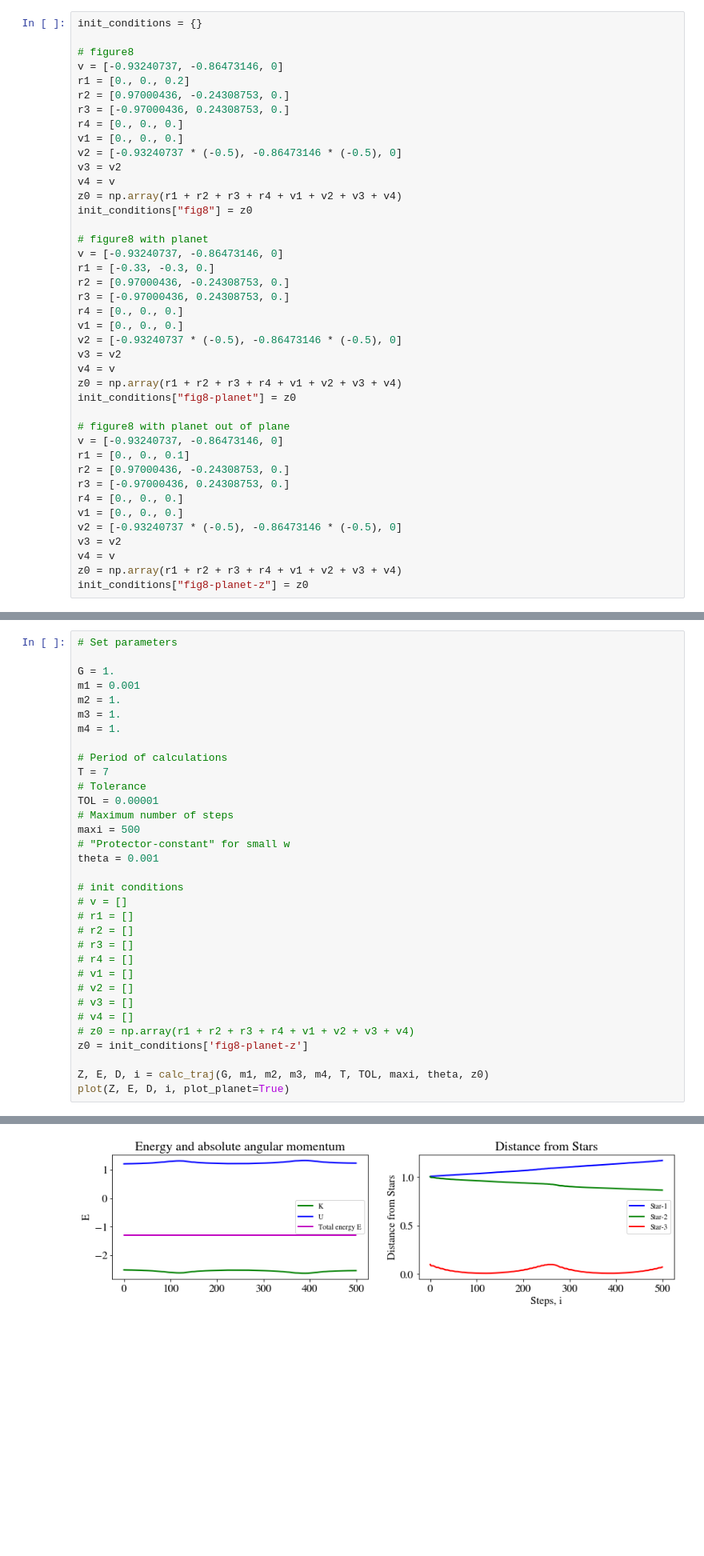
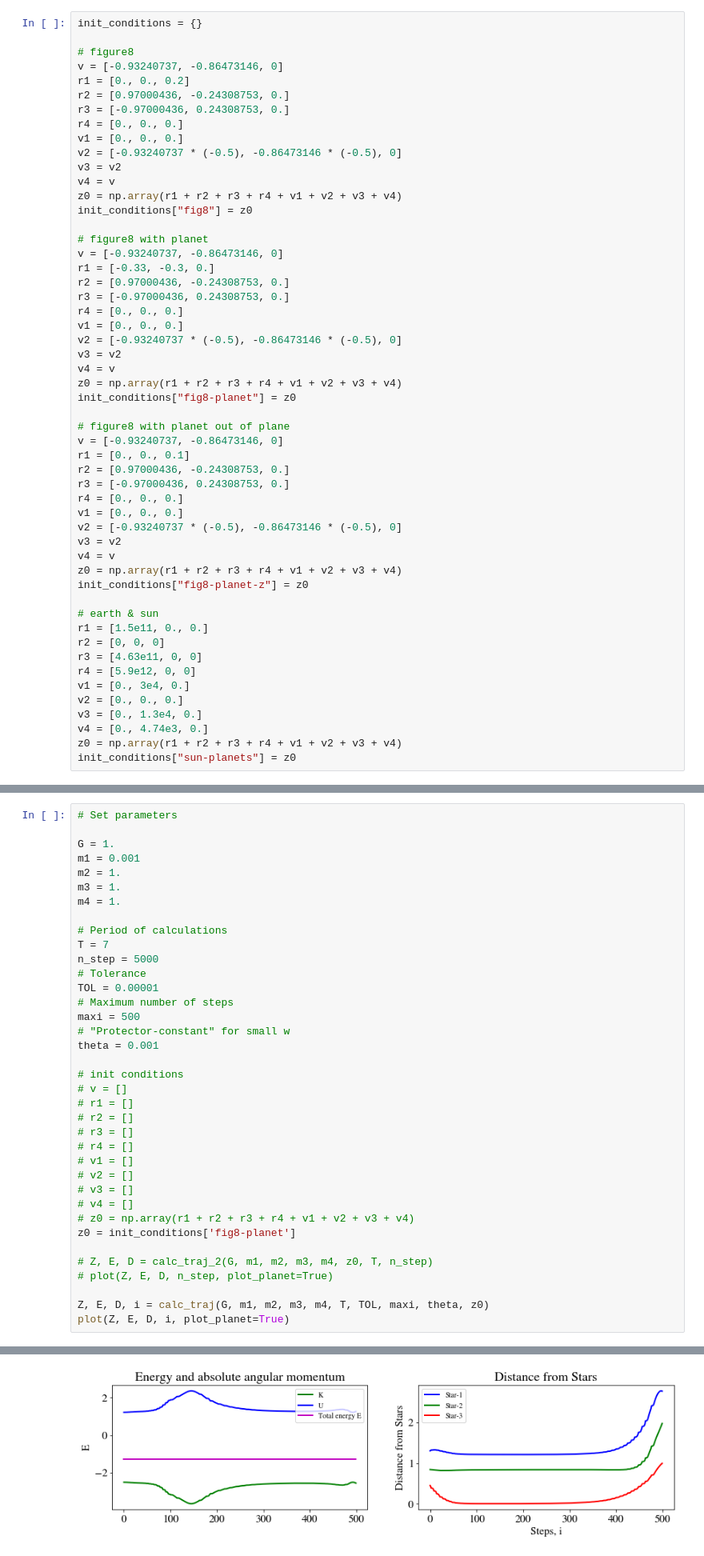
Before and after one commit to narnix-gnos/Trisolarian, a Jupyter notebook: testbed.ipynb, the cells around one changed output, grey strips where cells are left out. Shown at 80% size. Cells and saved outputs as stored; diff of their text form; blank space fills up the shorter version.

```diff
--- a/testbed.ipynb
+++ b/testbed.ipynb
@@ -270,3 +270,15 @@ v3 = v2
 v4 = v
 z0 = np.array(r1 + r2 + r3 + r4 + v1 + v2 + v3 + v4)
 init_conditions["fig8-planet-z"] = z0
+
+# earth & sun
+r1 = [1.5e11, 0., 0.]
+r2 = [0, 0, 0]
+r3 = [4.63e11, 0, 0]
+r4 = [5.9e12, 0, 0]
+v1 = [0., 3e4, 0.]
+v2 = [0., 0., 0.]
+v3 = [0., 1.3e4, 0.]
+v4 = [0., 4.74e3, 0.]
+z0 = np.array(r1 + r2 + r3 + r4 + v1 + v2 + v3 + v4)
+init_conditions["sun-planets"] = z0
@@ -281,6 +351,7 @@ m4 = 1.
 
 # Period of calculations
 T = 7
+n_step = 5000
 # Tolerance
 TOL = 0.00001
 # Maximum number of steps
@@ -299,7 +370,10 @@ theta = 0.001
 # v3 = []
 # v4 = []
 # z0 = np.array(r1 + r2 + r3 + r4 + v1 + v2 + v3 + v4)
-z0 = init_conditions['fig8-planet-z']
+z0 = init_conditions['fig8-planet']
+
+# Z, E, D = calc_traj_2(G, m1, m2, m3, m4, z0, T, n_step)
+# plot(Z, E, D, n_step, plot_planet=True)
 
 Z, E, D, i = calc_traj(G, m1, m2, m3, m4, T, TOL, maxi, theta, z0)
 plot(Z, E, D, i, plot_planet=True)
@@ -310,4 +384,4 @@ plot(Z, E, D, i, plot_planet=True)
-[figure, old version]
+[figure, new version]
 # %%
 # 2D Animation in x-y plane
 
```
Also changed, not shown: parts of 5 cells of this notebook, 3 other files.
